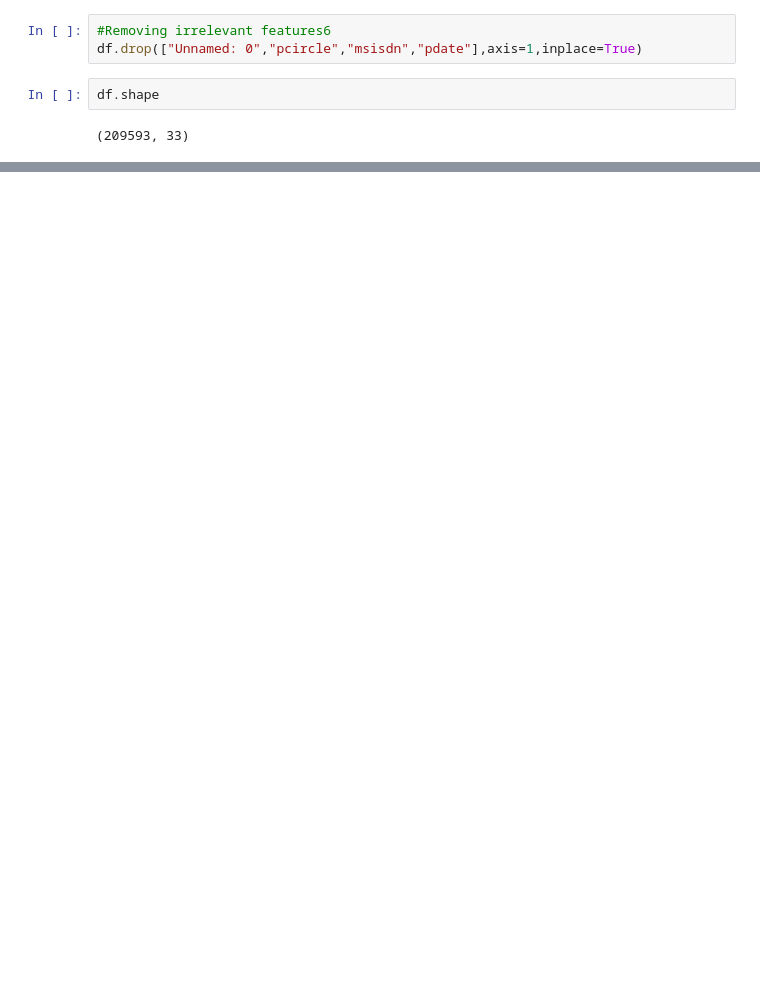
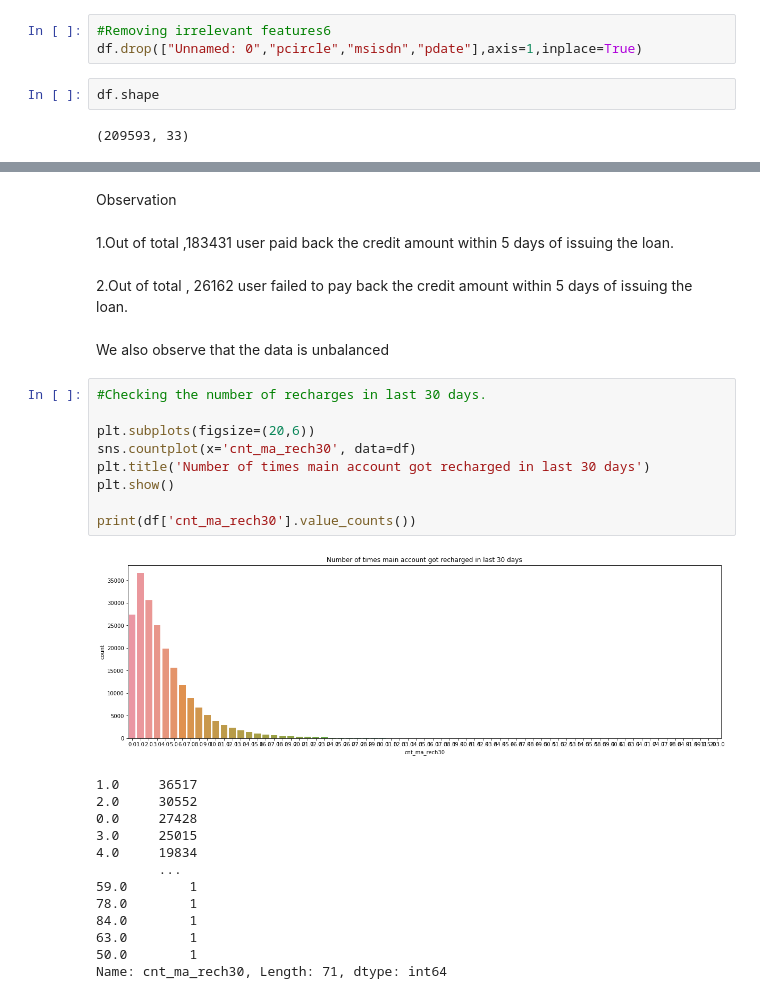
Before and after one commit to shama1996/assignment, a Jupyter notebook: Micro Credit Defaulter.ipynb, the cells around one changed output, grey strips where cells are left out. Drawn from its saved outputs; the diff is of its cells as text; blank space fills up the shorter version.

```diff
--- a/Micro Credit Defaulter.ipynb
+++ b/Micro Credit Defaulter.ipynb
@@ -346,0 +644,32 @@ True
+# %% [markdown]
+Observation
+# %% [markdown]
+
+1.Out of total ,183431  user paid back the credit amount within 5 days of issuing the loan.
+# %% [markdown]
+2.Out of total , 26162  user failed to pay back the credit amount within 5 days of issuing the loan.
+# %% [markdown]
+  We also observe that the data is unbalanced
+# %%
+#Checking the number of recharges in last 30 days.
+
+plt.subplots(figsize=(20,6))
+sns.countplot(x='cnt_ma_rech30', data=df)
+plt.title('Number of times main account got recharged in last 30 days')
+plt.show()
+
+print(df['cnt_ma_rech30'].value_counts())
+# %% [output]
+[figure, added]
+1.0     36517
+2.0     30552
+0.0     27428
+3.0     25015
+4.0     19834
+        ...
+59.0        1
+78.0        1
+84.0        1
+63.0        1
+50.0        1
+Name: cnt_ma_rech30, Length: 71, dtype: int64
```
Also changed, not shown: parts of 147 cells of this notebook.
